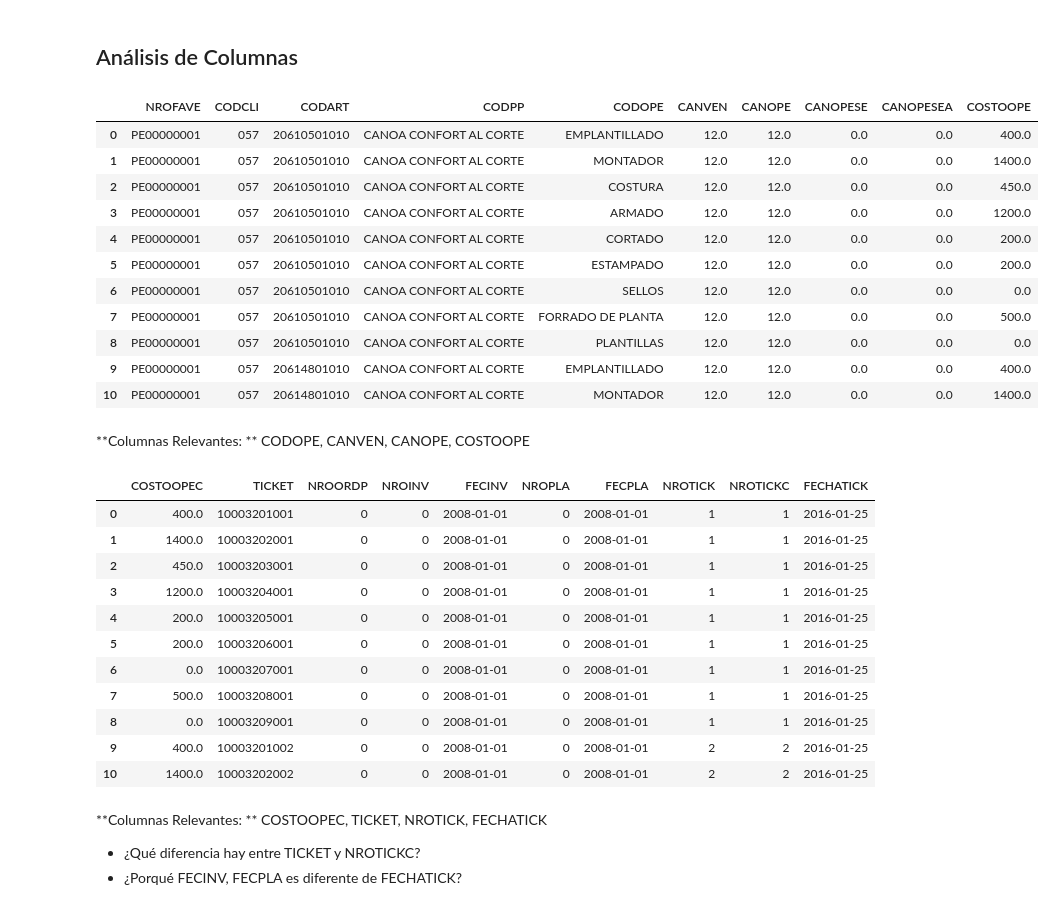
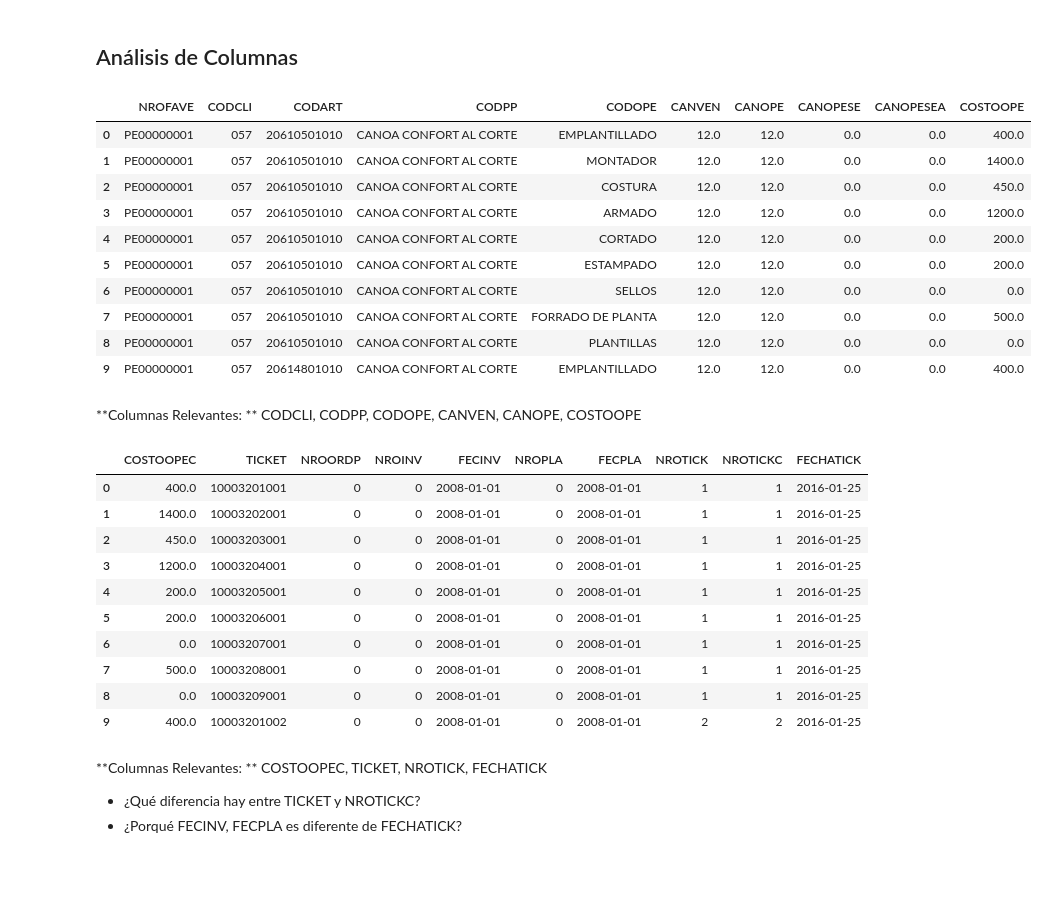
Before and after one commit to ambigus9/alma_canela, a Jupyter notebook: Tareas y Tickets.ipynb, the cells around one changed output. Drawn from its saved outputs; the diff is of its cells as text; code cells hidden in the pictures; blank space fills up the shorter version.

```diff
--- a/Tareas y Tickets.ipynb
+++ b/Tareas y Tickets.ipynb
@@ -90,23 +92,22 @@ FECHAFOPE = 'Fecha Fin Operación'
 # %%
-df.ix[a:b,:10]
+df.iloc[a:b,:10]
 # %% [output]
 |  | NROFAVE | CODCLI | CODART | CODPP | CODOPE | CANVEN | CANOPE | CANOPESE | CANOPESEA | COSTOOPE |
 | 0 | PE00000001 | 057 | 20610501010 | CANOA CONFORT AL CORTE | EMPLANTILLADO | 12.0 | 12.0 | 0.0 | 0.0 | 400.0 |
 | 1 | PE00000001 | 057 | 20610501010 | CANOA CONFORT AL CORTE | MONTADOR | 12.0 | 12.0 | 0.0 | 0.0 | 1400.0 |
 | 2 | PE00000001 | 057 | 20610501010 | CANOA CONFORT AL CORTE | COSTURA | 12.0 | 12.0 | 0.0 | 0.0 | 450.0 |
 | 3 | PE00000001 | 057 | 20610501010 | CANOA CONFORT AL CORTE | ARMADO | 12.0 | 12.0 | 0.0 | 0.0 | 1200.0 |
 | 4 | PE00000001 | 057 | 20610501010 | CANOA CONFORT AL CORTE | CORTADO | 12.0 | 12.0 | 0.0 | 0.0 | 200.0 |
 | 5 | PE00000001 | 057 | 20610501010 | CANOA CONFORT AL CORTE | ESTAMPADO | 12.0 | 12.0 | 0.0 | 0.0 | 200.0 |
 | 6 | PE00000001 | 057 | 20610501010 | CANOA CONFORT AL CORTE | SELLOS | 12.0 | 12.0 | 0.0 | 0.0 | 0.0 |
 | 7 | PE00000001 | 057 | 20610501010 | CANOA CONFORT AL CORTE | FORRADO DE PLANTA | 12.0 | 12.0 | 0.0 | 0.0 | 500.0 |
 | 8 | PE00000001 | 057 | 20610501010 | CANOA CONFORT AL CORTE | PLANTILLAS | 12.0 | 12.0 | 0.0 | 0.0 | 0.0 |
 | 9 | PE00000001 | 057 | 20614801010 | CANOA CONFORT AL CORTE | EMPLANTILLADO | 12.0 | 12.0 | 0.0 | 0.0 | 400.0 |
-| 10 | PE00000001 | 057 | 20614801010 | CANOA CONFORT AL CORTE | MONTADOR | 12.0 | 12.0 | 0.0 | 0.0 | 1400.0 |
 # %% [markdown]
 **Columnas Relevantes: **
-CODOPE, CANVEN, CANOPE, COSTOOPE
+CODCLI, CODPP, CODOPE, CANVEN, CANOPE, COSTOOPE
 # %%
-df.ix[a:b,10:20]
+df.iloc[a:b,10:20]
 # %% [output]
 |  | COSTOOPEC | TICKET | NROORDP | NROINV | FECINV | NROPLA | FECPLA | NROTICK | NROTICKC | FECHATICK |
 | 0 | 400.0 | 10003201001 | 0 | 0 | 2008-01-01 | 0 | 2008-01-01 | 1 | 1 | 2016-01-25 |
@@ -119,7 +120,6 @@ df.ix[a:b,10:20]
 | 7 | 500.0 | 10003208001 | 0 | 0 | 2008-01-01 | 0 | 2008-01-01 | 1 | 1 | 2016-01-25 |
 | 8 | 0.0 | 10003209001 | 0 | 0 | 2008-01-01 | 0 | 2008-01-01 | 1 | 1 | 2016-01-25 |
 | 9 | 400.0 | 10003201002 | 0 | 0 | 2008-01-01 | 0 | 2008-01-01 | 2 | 2 | 2016-01-25 |
-| 10 | 1400.0 | 10003202002 | 0 | 0 | 2008-01-01 | 0 | 2008-01-01 | 2 | 2 | 2016-01-25 |
 # %% [markdown]
 **Columnas Relevantes: **
 COSTOOPEC, TICKET, NROTICK, FECHATICK
```
Also changed, not shown: parts of 59 cells of this notebook, 1 other file.
